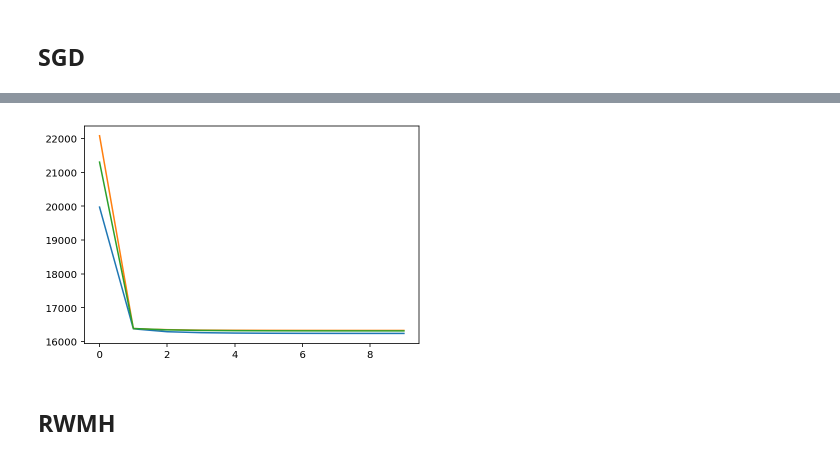
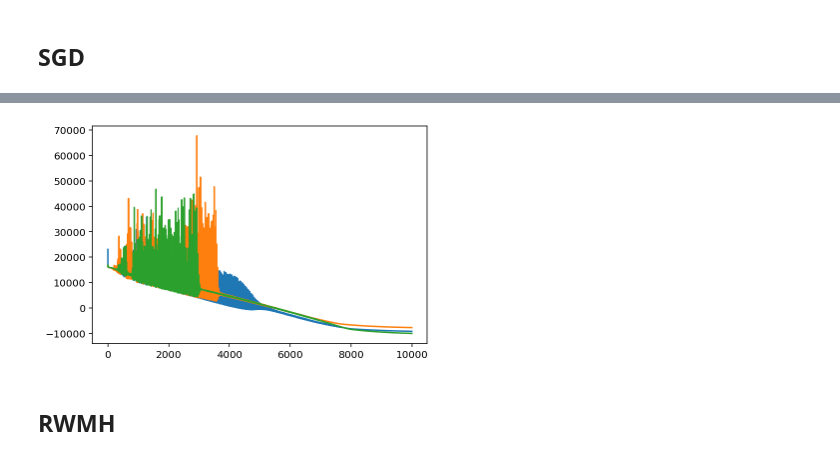
Before and after one commit to martin-marek/bnn-project, a Jupyter notebook: notebooks/uci_regression.ipynb, the cells around one changed output, grey strips where cells are left out. Saved outputs shown, nothing was run; the diff lists cells and outputs as text; code cells hidden in the pictures.

```diff
--- a/notebooks/uci_regression.ipynb
+++ b/notebooks/uci_regression.ipynb
@@ -136,7 +135,7 @@ unravel_fn = ravel_pytree(params_init)[1]
 ## SGD
 # %%
 %%time
-sgd_n_epochs = 10
+sgd_n_epochs = 10_000
 sgd_ll_start = 1e-5
 sgd_ll_stop = 1e-8
 key = jax.random.PRNGKey(0)
@@ -147,10 +146,10 @@ Wall time: 840 ms
 # %%
-dfig, ax = plt.subplots()
+fig, ax = plt.subplots()
 for i in range(n_chains):
     ax.plot(sgd_loss[i], alpha=1)
 plt.show()
 # %% [output]
-[figure, old version]
+[figure, new version]
 # %% [markdown]
 ## RWMH
 # %%
```
Also changed, not shown: parts of 13 cells of this notebook, 1 other file.
